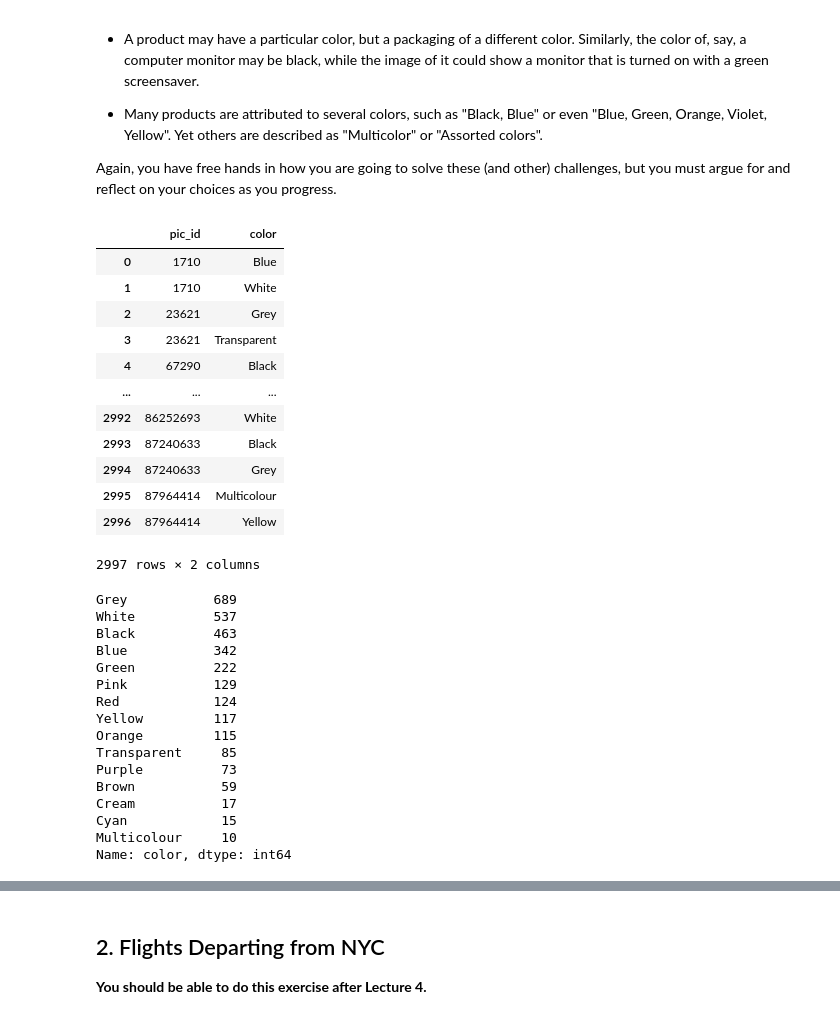
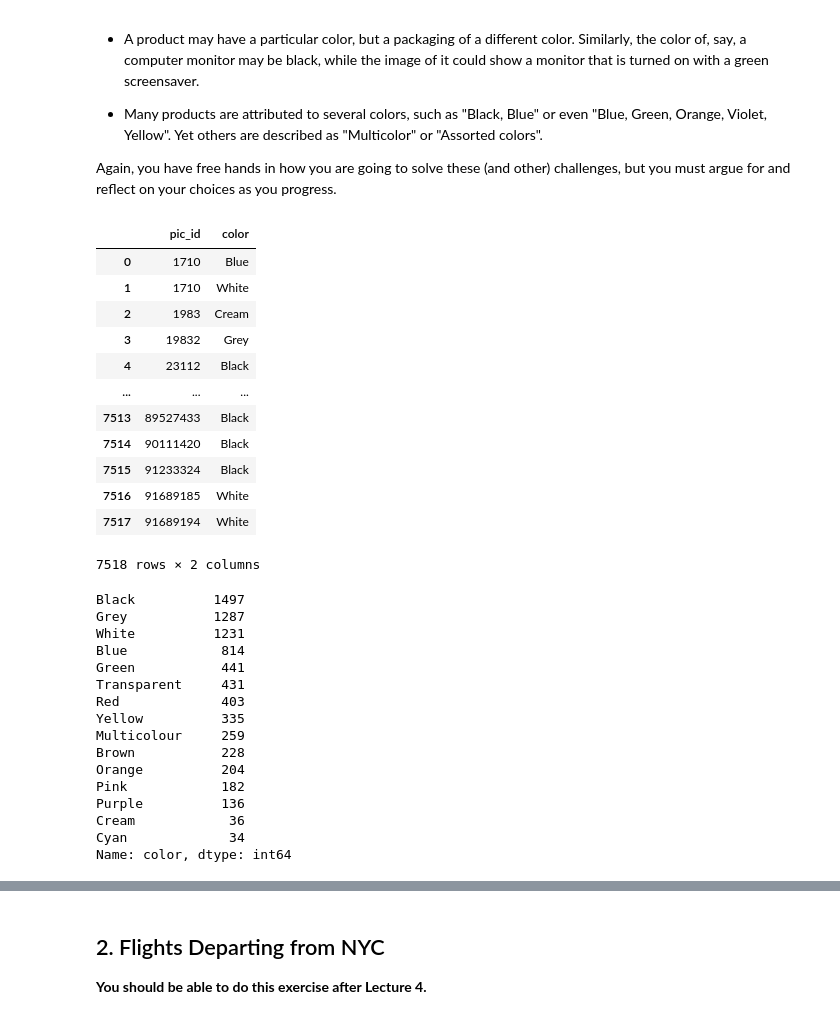
Before and after one commit to Beadhangerone/MAL, a Jupyter notebook: MAL1 Project 2022.ipynb, the cells around one changed output, grey strips where cells are left out. Drawn from its saved outputs; the diff is of its cells as text; code cells hidden in the pictures.

```diff
--- a/MAL1 Project 2022.ipynb
+++ b/MAL1 Project 2022.ipynb
@@ -81,74 +81,77 @@ Again, you have free hands in how you are going to solve these (and other) chall
 # for some binning
 color_mappings = {
   # source color => arr of colors associated with the source color
-    'Grey' : ['Silver', 'Metallic', 'Aluminium', 'Stainless steel', 'Platinum', 'Graphite', 'Chrome', 'Anthracite' ],
-    'Purple' : ['Violet', 'Lavender', 'Fuchsia'],
+    'Grey' : ['Silver', 'Metallic', 'Aluminium', 'Stainless steel', 'Platinum', 'Graphite', 'Chrome', 'Anthracite','Light Grey','Charcoal','Titanium','Light grey'],
+    'Purple' : ['Violet', 'Lavender', 'Fuchsia','Magenta'],
     'Transparent' : ['Translucent'],
-    'Cream' : ['Beige', 'Sand', 'Tan'],
-    'Brown' : ['Oak colour', 'Wood'],
+    'Cream' : ['Beige', 'Sand', 'Tan','Cappuccino','Ivory'],
+    'Brown' : ['Oak colour', 'Wood','Bronze'],
     'Cyan' : ['Turquoise', 'Aqua colour'],
     'White' : ['Pearl' ],
     'Pink' : ['Rose'],
     'Red' : ['Cherry', 'Bordeaux'],
-    'Green' : ['Pine', 'Lime'],
+    'Green' : ['Pine', 'Lime','Olive'],
     'Yellow' : ['Gold'],
     'Blue' : ['Navy'],
+    'Multicolour' : ['Multi','Assorted colours']
 }
 
 def colors_binning(initial_color):
     for source_color in color_mappings:
         if initial_color in color_mappings[source_color]: return source_color;
 
     return initial_color;
-
 
 with open("datasets/1/colors.txt","r") as file:
     colors = ast.literal_eval(file.read())
     # lets create a dataframe
     d = {'pic_id': [], 'color': []}
     for row in colors:
         # check if there are more colors in one row
         colors_arr = row[1].split(", ")
         # if there are more than 1 color
         if(len(colors_arr) > 1):
             # insert a row for each color
             for color in colors_arr:
-
                 d['pic_id'].append(row[0])
                 d['color'].append(colors_binning(color))
+        else:
+            d['pic_id'].append(row[0])
+            d['color'].append(colors_binning(row[1]))
+
 
     pic_colors = pd.DataFrame(data=d)
     display(pic_colors)
     # lets see the distribution of colors. We will try to bin the repeating colors to the most common alternatives.
     display(pic_colors.color.value_counts())
 # %% [output]
 |  | pic_id | color |
 | 0 | 1710 | Blue |
 | 1 | 1710 | White |
-| 2 | 23621 | Grey |
-| 3 | 23621 | Transparent |
-| 4 | 67290 | Black |
+| 2 | 1983 | Cream |
+| 3 | 19832 | Grey |
+| 4 | 23112 | Black |
 | ... | ... | ... |
-| 2992 | 86252693 | White |
-| 2993 | 87240633 | Black |
-| 2994 | 87240633 | Grey |
-| 2995 | 87964414 | Multicolour |
-| 2996 | 87964414 | Yellow |
+| 7513 | 89527433 | Black |
+| 7514 | 90111420 | Black |
+| 7515 | 91233324 | Black |
+| 7516 | 91689185 | White |
+| 7517 | 91689194 | White |
-2997 rows × 2 columns
+7518 rows × 2 columns
-Grey           689
-White          537
-Black          463
-Blue           342
-Green          222
-Pink           129
-Red            124
-Yellow         117
-Orange         115
-Transparent     85
-Purple          73
-Brown           59
-Cream           17
-Cyan            15
-Multicolour     10
+Black          1497
+Grey           1287
+White          1231
+Blue            814
+Green           441
+Transparent     431
+Red             403
+Yellow          335
+Multicolour     259
+Brown           228
+Orange          204
+Pink            182
+Purple          136
+Cream            36
+Cyan             34
 Name: color, dtype: int64
 # %%
```
Also changed, not shown: parts of 3 cells of this notebook.
